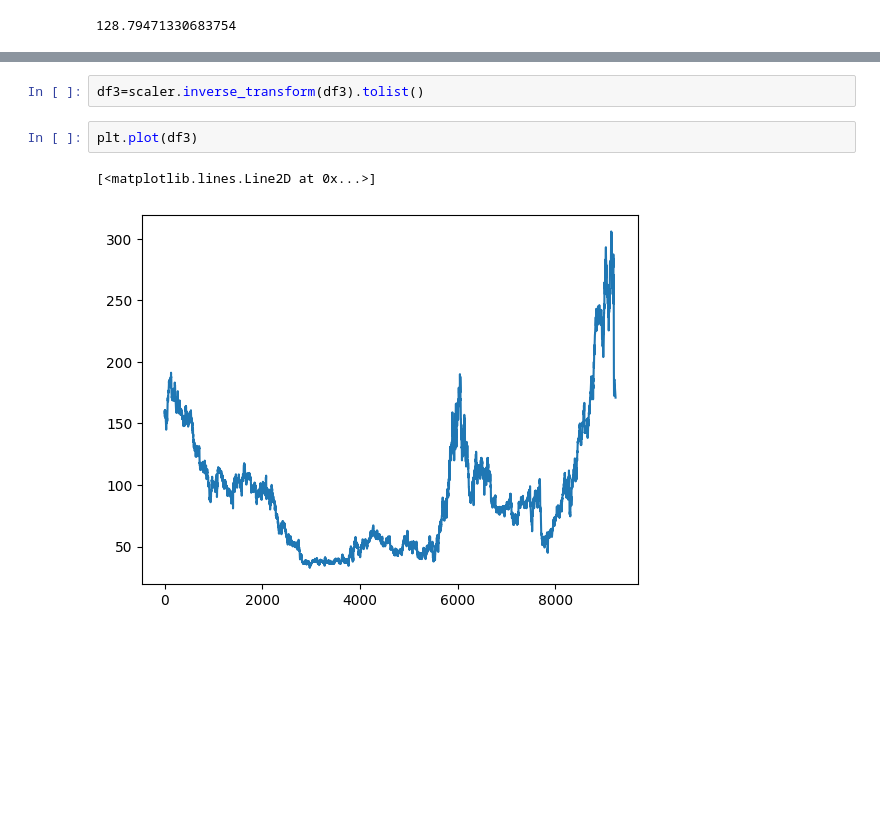
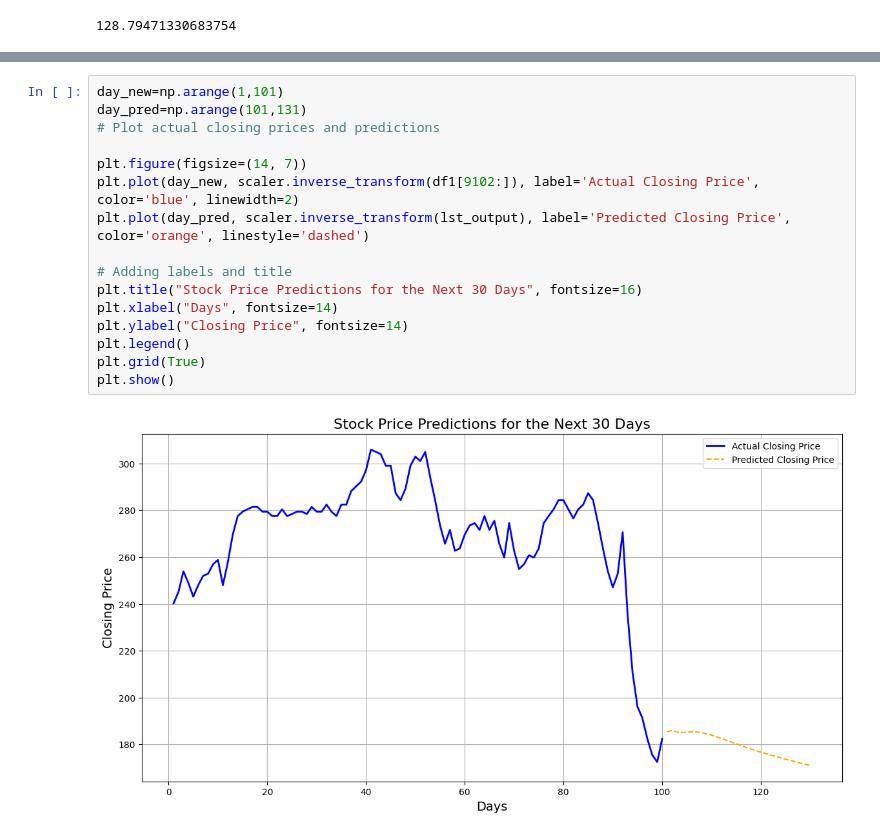
Before and after one commit to pathakharsh123/Stock_Price_Forecasting_Model, a Jupyter notebook: Stock_Price_Forecasting_Model.ipynb, the cells around one changed output, grey strips where cells are left out. Drawn from its saved outputs; the diff is of its cells as text; blank space fills up the shorter version.

```diff
--- a/Stock_Price_Forecasting_Model.ipynb
+++ b/Stock_Price_Forecasting_Model.ipynb
@@ -304,7 +294,18 @@ plt.plot(df3[9000:])
-# %%
-df3=scaler.inverse_transform(df3).tolist()
-# %%
-plt.plot(df3)
-# %% [output]
-[<matplotlib.lines.Line2D at 0x...>]
-[figure, removed]
+# %%
+day_new=np.arange(1,101)
+day_pred=np.arange(101,131)
+# Plot actual closing prices and predictions
+
+plt.figure(figsize=(14, 7))
+plt.plot(day_new, scaler.inverse_transform(df1[9102:]), label='Actual Closing Price', color='blue', linewidth=2)
+plt.plot(day_pred, scaler.inverse_transform(lst_output), label='Predicted Closing Price', color='orange', linestyle='dashed')
+
+# Adding labels and title
+plt.title("Stock Price Predictions for the Next 30 Days", fontsize=16)
+plt.xlabel("Days", fontsize=14)
+plt.ylabel("Closing Price", fontsize=14)
+plt.legend()
+plt.grid(True)
+plt.show()
+# %% [output]
+[figure, added]
```
Also changed, not shown: parts of 19 cells of this notebook.
